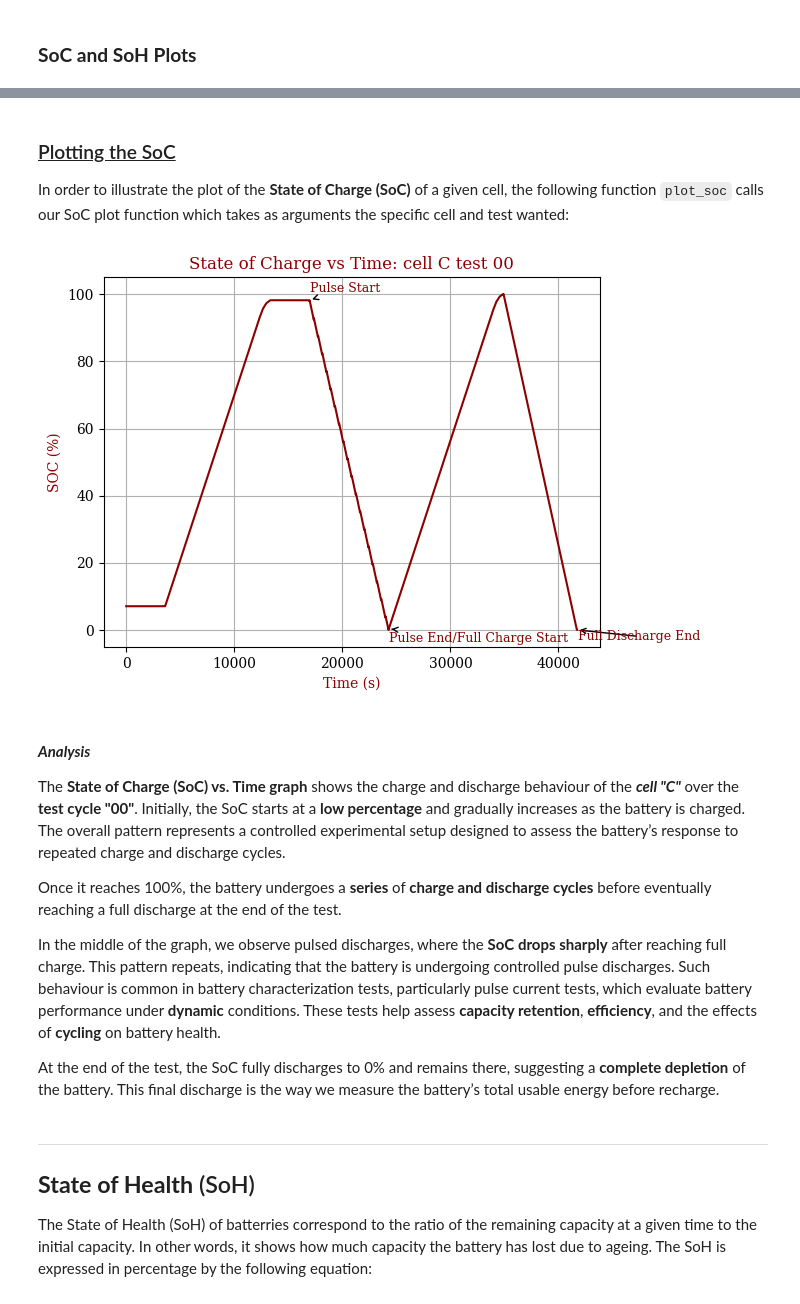
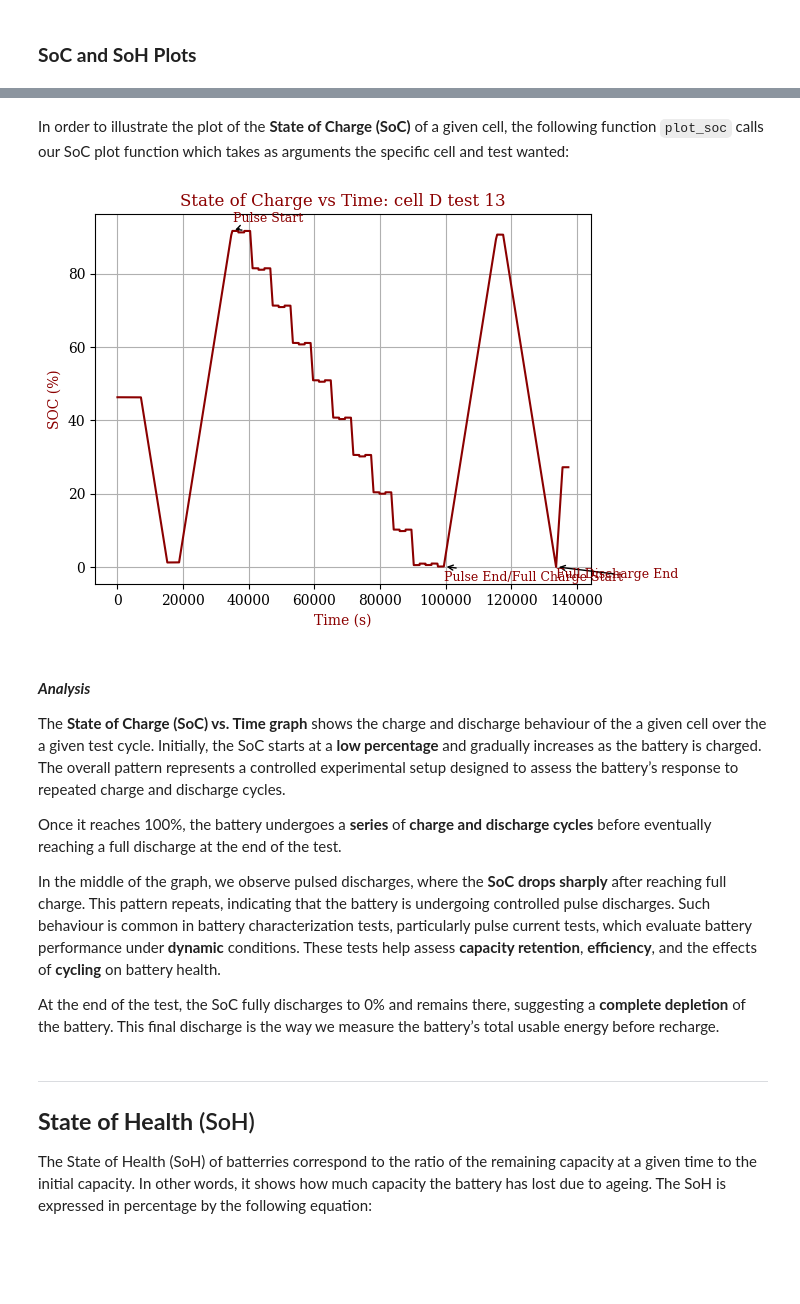
Before and after one commit to Gringer-Giffon/EDF_Batteries, a Jupyter notebook: report.ipynb, the cells around one changed output, grey strips where cells are left out. Drawn from its saved outputs; the diff is of its cells as text; code cells hidden in the pictures; blank space fills up the shorter version.

````diff
--- a/report.ipynb
+++ b/report.ipynb
@@ -275,16 +226,13 @@ where:
 # %% [markdown]
-### <ins>Plotting the SoC</ins>
 In order to illustrate the plot of the **State of Charge (SoC)** of a given cell, the following function ```plot_soc``` calls our SoC plot function which takes as arguments the specific cell and test wanted:
 # %%
-from plot import *
-
-pt.plot_soc("C","00")
+pt.plot_soc("D","13")
 # %% [output]
-[figure, old version]
+[figure, new version]
 # %% [markdown]
 #### ***Analysis***
 
-The **State of Charge (SoC) vs. Time graph** shows the charge and discharge behaviour of the ***cell "C"*** over the **test cycle "00"**. Initially, the SoC starts at a **low percentage** and gradually increases as the battery is charged. The overall pattern represents a controlled experimental setup designed to assess the battery’s response to repeated charge and discharge cycles.
+The **State of Charge (SoC) vs. Time graph** shows the charge and discharge behaviour of the a given cell  over the a given test cycle. Initially, the SoC starts at a **low percentage** and gradually increases as the battery is charged. The overall pattern represents a controlled experimental setup designed to assess the battery’s response to repeated charge and discharge cycles.
 
 Once it reaches 100%, the battery undergoes a **series** of **charge and discharge cycles** before eventually reaching a full discharge at the end of the test.
 
````
Also changed, not shown: parts of 8 cells of this notebook, 2 other files.
